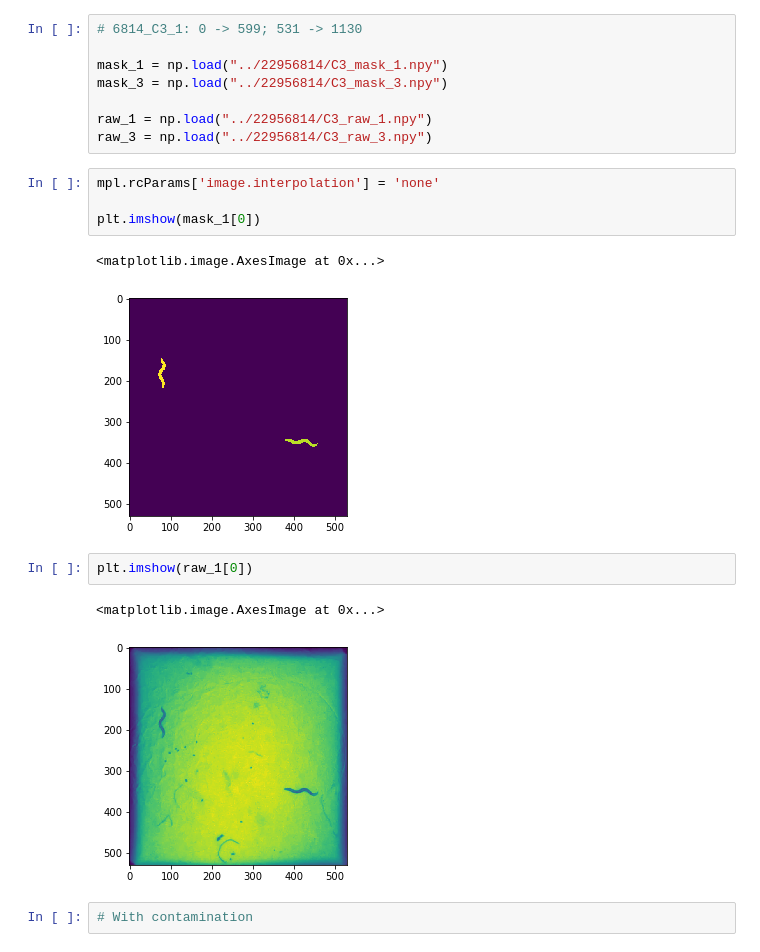
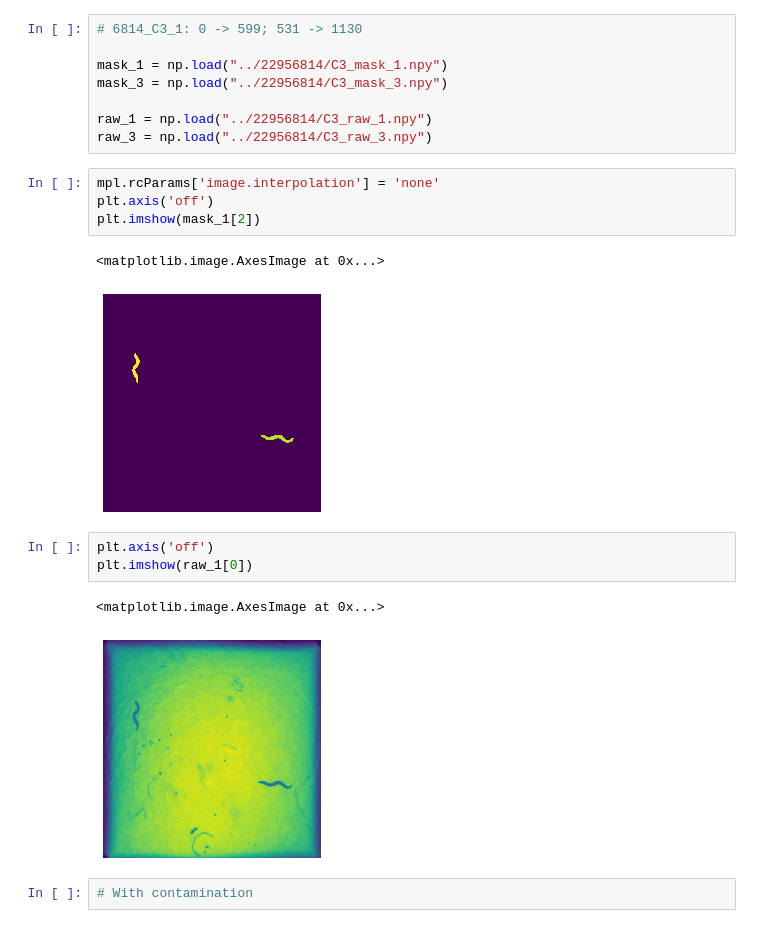
Before and after one commit to RosaryYao/msc_wormtracking, a Jupyter notebook: results.ipynb, the cells around one changed output. Drawn from its saved outputs; the diff is of its cells as text.

```diff
--- a/results.ipynb
+++ b/results.ipynb
@@ -244,16 +244,17 @@ raw_1 = np.load("../22956814/C3_raw_1.npy")
 raw_3 = np.load("../22956814/C3_raw_3.npy")
 # %%
 mpl.rcParams['image.interpolation'] = 'none'
-
-plt.imshow(mask_1[0])
+plt.axis('off')
+plt.imshow(mask_1[2])
 # %% [output]
 <matplotlib.image.AxesImage at 0x...>
-[figure, old version]
+[figure, new version]
 # %%
+plt.axis('off')
 plt.imshow(raw_1[0])
 # %% [output]
 <matplotlib.image.AxesImage at 0x...>
-[figure, old version]
+[figure, new version]
 # %%
 # With contamination
 # %%
```
Also changed, not shown: parts of 5 cells of this notebook, 4 other files.
